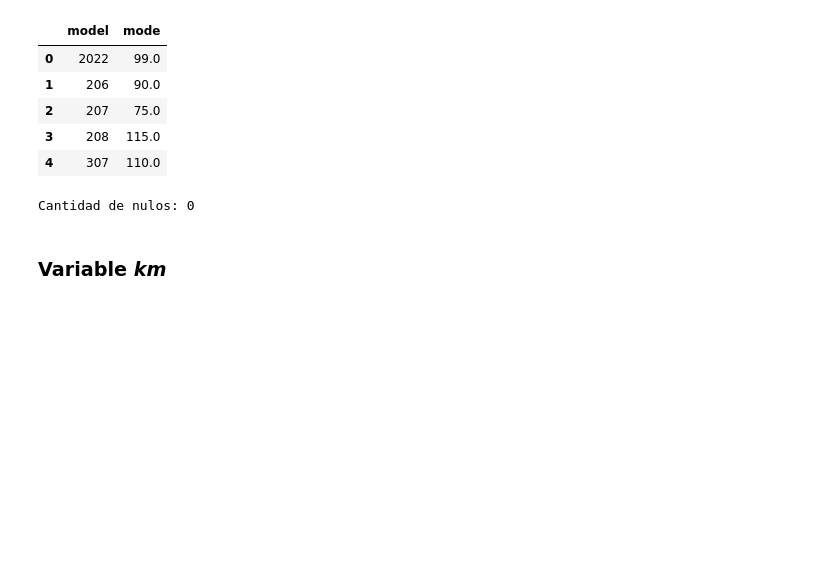
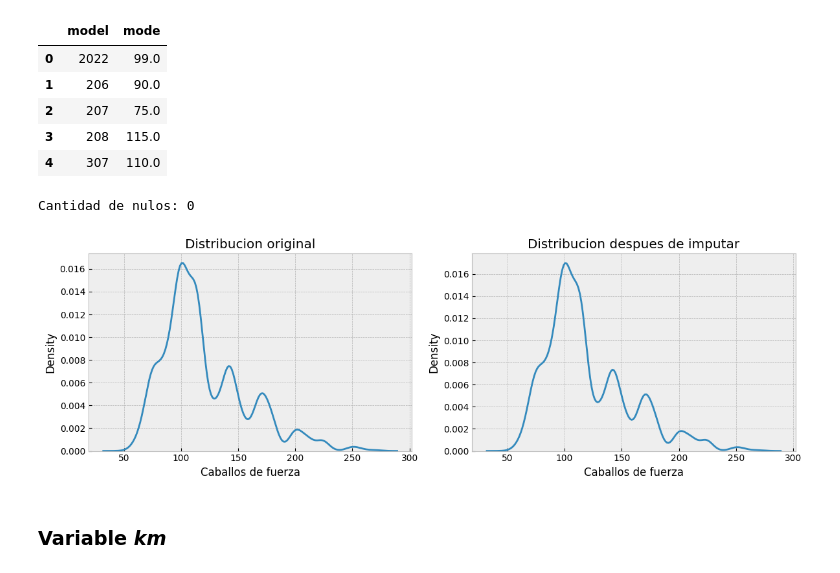
Before and after one commit to arielRas/UsedCarPricePredict-MercadoLibre, a Jupyter notebook: CarPricePredict.ipynb, the cells around one changed output. Saved outputs shown, nothing was run; the diff lists cells and outputs as text; code cells hidden in the pictures; blank space fills up the shorter version.

```diff
--- a/CarPricePredict.ipynb
+++ b/CarPricePredict.ipynb
@@ -1,2 +30,6 @@
+# %%
+def get_mode(model:str, data:pd.DataFrame):
+    mode = data.loc[data.model == model, 'mode'].item()
+    return mode
 # %% [markdown]
 ## Exploracion de dataset
@@ -291,12 +309,8 @@ df_mode.head()
 | 2 | 207 | 75.0 |
 | 3 | 208 | 115.0 |
 | 4 | 307 | 110.0 |
-# %%
-def get_mode(model:str):
-    mode = df_mode.loc[df_mode.model == 'Gol', 'mode'].item()
-    return mode
 # %%
-df.engine_power = df.apply(lambda x: get_mode(x.model) if pd.isna(x.engine_power) else x.engine_power, axis=1)
+df.engine_power = df.apply(lambda x: get_mode(x.model, df_mode) if pd.isna(x.engine_power) else x.engine_power, axis=1)
 print(f'Cantidad de nulos: {df.engine_power.isna().sum()}')
 # %% [output]
 Cantidad de nulos: 0
@@ -314,3 +317,7 @@ Cantidad de nulos: 0
+# %%
+comparison_dist(var_nan, df.engine_power, 'imputar', 'Caballos de fuerza',(12,4))
+# %% [output]
+[figure, added]
 # %%
 #Se eliminan variables para liberar memoria
 del df_mode
```
Also changed, not shown: parts of 21 cells of this notebook.
